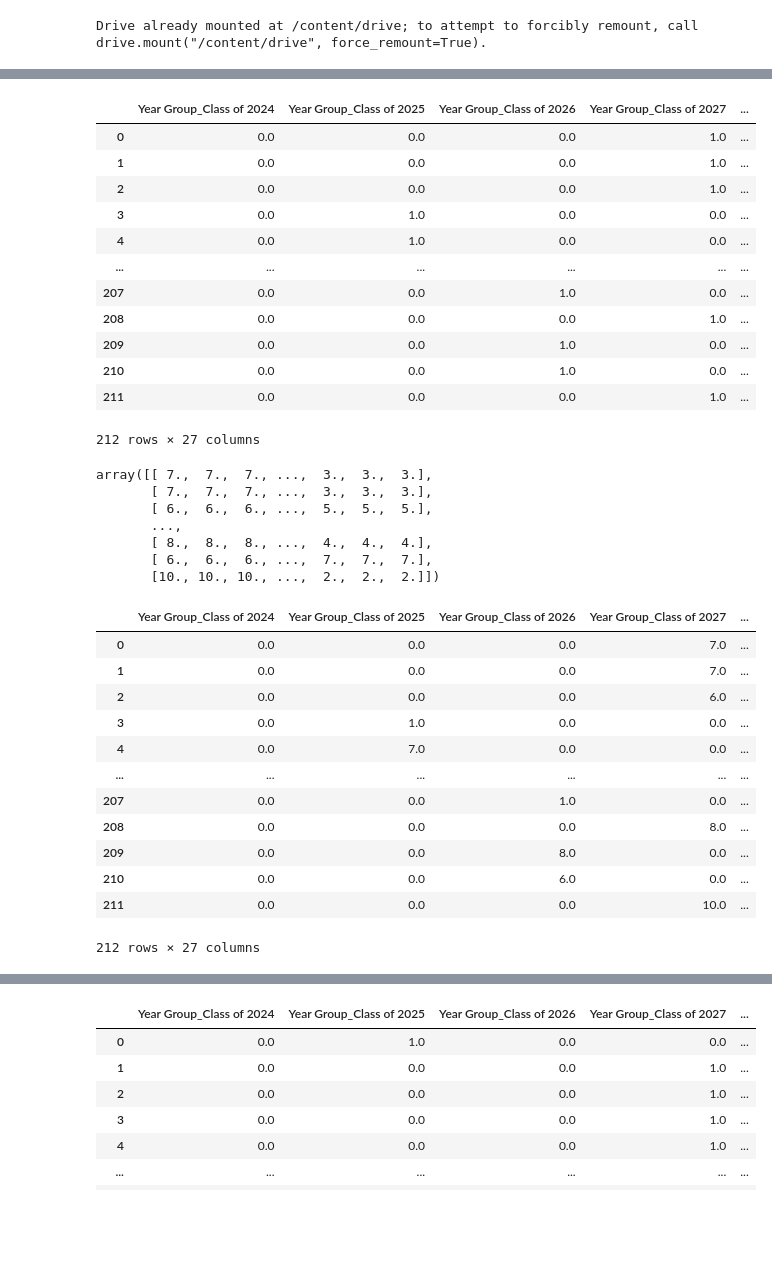
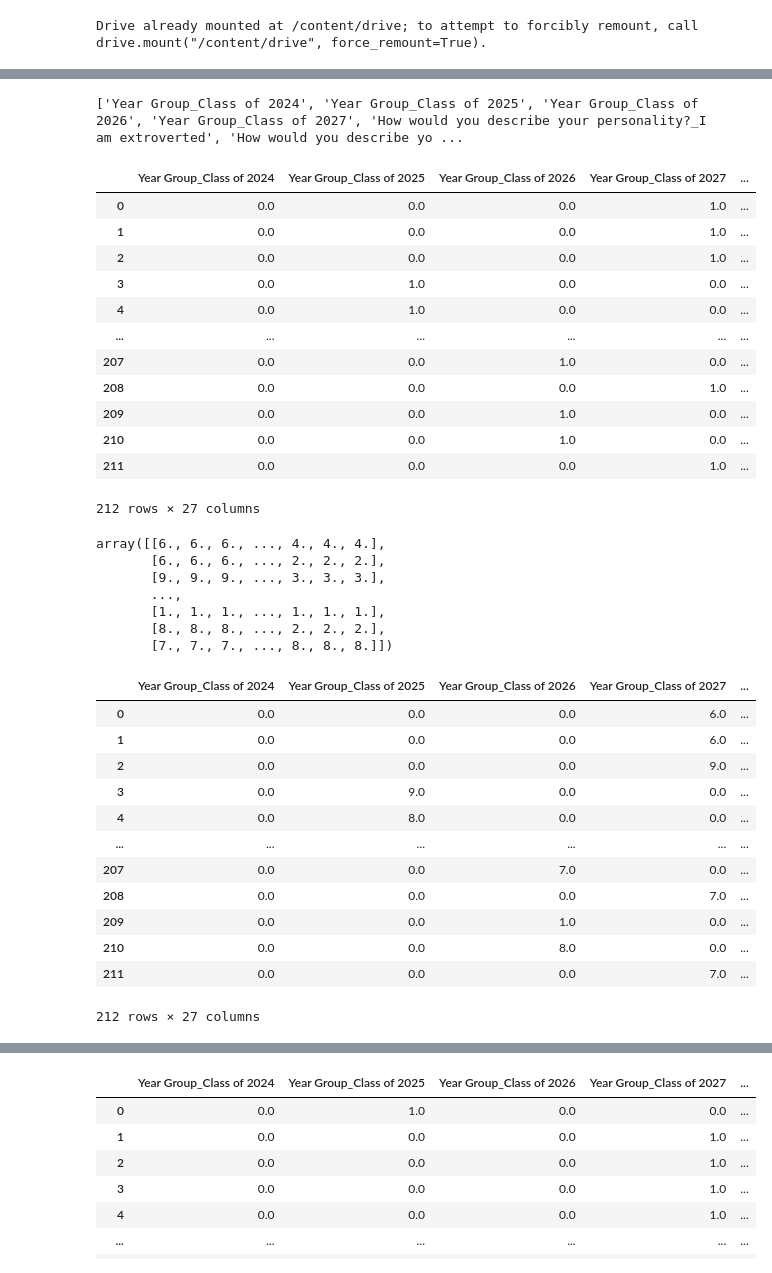
Before and after one commit to Purlet/Roomilarity, a Jupyter notebook: Roomilarity-Kmodes x CosineSimilarity.ipynb, the cells around one changed output, grey strips where cells are left out. Drawn from its saved outputs; the diff is of its cells as text; code cells hidden in the pictures; blank space fills up the shorter version.

```diff
--- a/Roomilarity-Kmodes x CosineSimilarity.ipynb
+++ b/Roomilarity-Kmodes x CosineSimilarity.ipynb
@@ -44,0 +114,5 @@ data_male
+# %%
+data_male = data[data['Gender']=='Male'].copy()
+data_male.to_csv("/content/drive/MyDrive/Colab Notebooks/Final Project/Roomilarity_dataCAT-Male.csv",index=False)
+
+data_male
@@ -54,12 +142,13 @@ col_trans = ColumnTransformer(transformers=[('trans',OneHotEncoder(),cols)])
 one_hot_male_data = col_trans.fit_transform(data_male)
 
 new_cols = list(col_trans.named_transformers_['trans'].get_feature_names_out(cols))
-# print(new_cols)
+print(new_cols)
 
 one_hot_male_data.shape
 one_hot_male = pd.DataFrame(one_hot_male_data.toarray(), columns=new_cols)
 one_hot_male
 # %% [output]
+['Year Group_Class of 2024', 'Year Group_Class of 2025', 'Year Group_Class of 2026', 'Year Group_Class of 2027', 'How would you describe your personality?_I am extroverted', 'How would you describe yo ...
 |  | Year Group_Class of 2024 | Year Group_Class of 2025 | Year Group_Class of 2026 | Year Group_Class of 2027 | ... |
 | 0 | 0.0 | 0.0 | 0.0 | 1.0 | ... |
 | 1 | 0.0 | 0.0 | 0.0 | 1.0 | ... |
@@ -72,7 +161,7 @@ one_hot_male
 | 209 | 0.0 | 0.0 | 1.0 | 0.0 | ... |
 | 210 | 0.0 | 0.0 | 1.0 | 0.0 | ... |
 | 211 | 0.0 | 0.0 | 0.0 | 1.0 | ... |
-212 rows × 27 columns
+212 rows × 27 columns
 # %%
 #Creating the priority matrix for the male_category
 rows=one_hot_male.shape[0]
@@ -80,10 +169,10 @@ columns = one_hot_male.shape[1]
 origional_cat_options = [4,3,3,2,3,4,8]
 
 priority_mat_male = np.zeros((rows,columns))
-np.random.seed(42)
 
 for i in range(rows):
   start = 0
+  np.random.seed(i)
 
   for group in origional_cat_options:
     rand_value = np.random.randint(1,11)
@@ -93,29 +182,30 @@ for i in range(rows):
 
 priority_mat_male
 # %% [output]
-array([[ 7.,  7.,  7., ...,  3.,  3.,  3.],
-       [ 7.,  7.,  7., ...,  3.,  3.,  3.],
-       [ 6.,  6.,  6., ...,  5.,  5.,  5.],
+array([[6., 6., 6., ..., 4., 4., 4.],
+       [6., 6., 6., ..., 2., 2., 2.],
+       [9., 9., 9., ..., 3., 3., 3.],
        ...,
-       [ 8.,  8.,  8., ...,  4.,  4.,  4.],
-       [ 6.,  6.,  6., ...,  7.,  7.,  7.],
-       [10., 10., 10., ...,  2.,  2.,  2.]])
+       [1., 1., 1., ..., 1., 1., 1.],
+       [8., 8., 8., ..., 2., 2., 2.],
+       [7., 7., 7., ..., 8., 8., 8.]])
 # %%
 #multiplying the priorities with the one_hot_encoded data to form weighted vectors for each individual (record)
 
-priority_data_male = one_hot_male*priority_mat_male
+priority_data_male = one_hot_male*priority_mat_male.copy()
+priority_data_male.to_csv("/content/drive/MyDrive/Colab Notebooks/Final Project/Roomilarity_dataCAT-PriorityMale.csv",index=False)
 priority_data_male
 # %% [output]
 |  | Year Group_Class of 2024 | Year Group_Class of 2025 | Year Group_Class of 2026 | Year Group_Class of 2027 | ... |
-| 0 | 0.0 | 0.0 | 0.0 | 7.0 | ... |
-| 1 | 0.0 | 0.0 | 0.0 | 7.0 | ... |
-| 2 | 0.0 | 0.0 | 0.0 | 6.0 | ... |
-| 3 | 0.0 | 1.0 | 0.0 | 0.0 | ... |
-| 4 | 0.0 | 7.0 | 0.0 | 0.0 | ... |
+| 0 | 0.0 | 0.0 | 0.0 | 6.0 | ... |
+| 1 | 0.0 | 0.0 | 0.0 | 6.0 | ... |
+| 2 | 0.0 | 0.0 | 0.0 | 9.0 | ... |
+| 3 | 0.0 | 9.0 | 0.0 | 0.0 | ... |
+| 4 | 0.0 | 8.0 | 0.0 | 0.0 | ... |
 | ... | ... | ... | ... | ... | ... |
-| 207 | 0.0 | 0.0 | 1.0 | 0.0 | ... |
-| 208 | 0.0 | 0.0 | 0.0 | 8.0 | ... |
-| 209 | 0.0 | 0.0 | 8.0 | 0.0 | ... |
-| 210 | 0.0 | 0.0 | 6.0 | 0.0 | ... |
-| 211 | 0.0 | 0.0 | 0.0 | 10.0 | ... |
+| 207 | 0.0 | 0.0 | 7.0 | 0.0 | ... |
+| 208 | 0.0 | 0.0 | 0.0 | 7.0 | ... |
+| 209 | 0.0 | 0.0 | 1.0 | 0.0 | ... |
+| 210 | 0.0 | 0.0 | 8.0 | 0.0 | ... |
+| 211 | 0.0 | 0.0 | 0.0 | 7.0 | ... |
 212 rows × 27 columns
```
Also changed, not shown: parts of 28 cells of this notebook, 9 other files.
